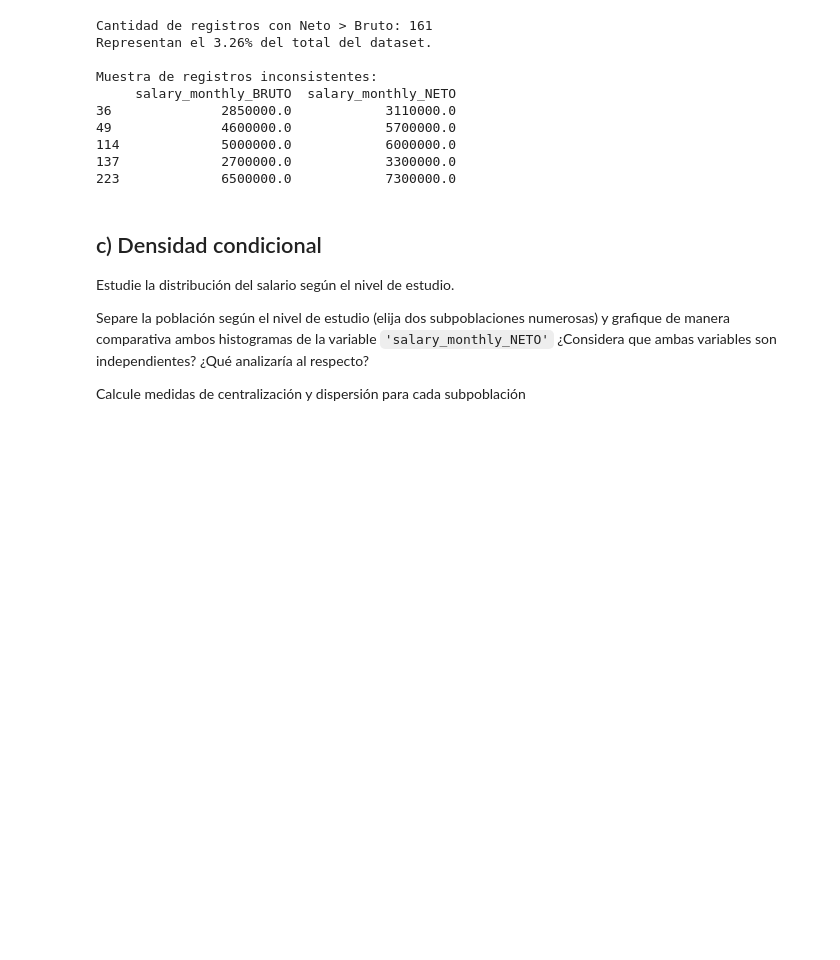
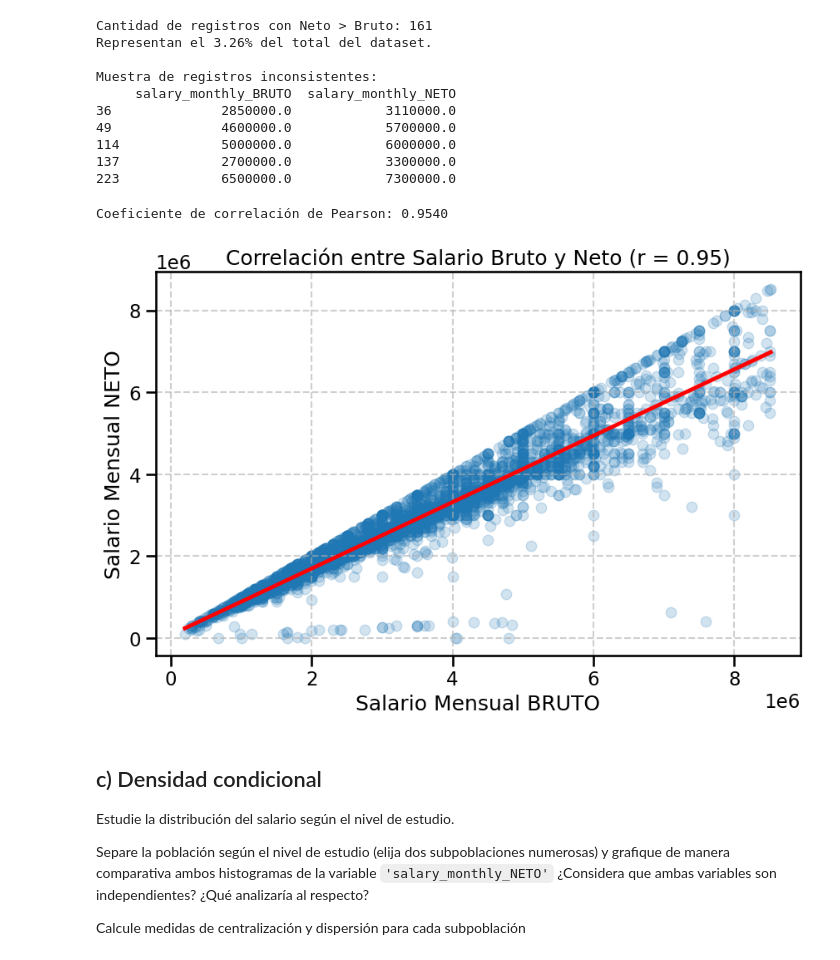
Before and after one commit to sgruyzcki/DiploDatos2026, a Jupyter notebook: Entregable - Parte 1 Sergio.ipynb, the cells around one changed output. Cells and saved outputs as stored; diff of their text form; code cells hidden in the pictures; blank space fills up the shorter version.

```diff
--- a/Entregable - Parte 1 Sergio.ipynb
+++ b/Entregable - Parte 1 Sergio.ipynb
@@ -379,6 +379,8 @@ if cantidad_errores > 0:
     print(df_errores.head())
 else:
     print("\n¡Buenas noticias! No se detectaron registros donde el Neto supere al Bruto.")
+
+df_sin_errores = df[~mask_error].copy()
 # %% [output]
 Cantidad de registros con Neto > Bruto: 161
 Representan el 3.26% del total del dataset.
@@ -390,6 +392,38 @@ Muestra de registros inconsistentes:
 114             5000000.0            6000000.0
 137             2700000.0            3300000.0
 223             6500000.0            7300000.0
+# %%
+
+# 1. Limpieza: Filtrar filas con valores válidos (> 0) en ambas columnas
+df_study = df_sin_errores[(df['salary_monthly_NETO'] > 0) &
+              (df['salary_monthly_BRUTO'] > 0)].copy()
+
+# 2. Eliminar Outliers extremos para que el gráfico sea legible
+# Usamos el percentil 95 como límite superior
+limit = df_study['salary_monthly_BRUTO'].quantile(0.95)
+df_filtered = df_study[df_study['salary_monthly_BRUTO'] <= limit]
+
+# 3. Calcular Correlación de Pearson
+correlacion = df_filtered['salary_monthly_BRUTO'].corr(df_filtered['salary_monthly_NETO'])
+
+print(f"Coeficiente de correlación de Pearson: {correlacion:.4f}")
+
+# 4. Visualización
+plt.figure(figsize=(10, 6))
+sns.regplot(data=df_filtered,
+            x='salary_monthly_BRUTO',
+            y='salary_monthly_NETO',
+            scatter_kws={'alpha':0.2}, # Transparencia para ver acumulación
+            line_kws={'color':'red'})
+
+plt.title(f'Correlación entre Salario Bruto y Neto (r = {correlacion:.2f})')
+plt.xlabel('Salario Mensual BRUTO')
+plt.ylabel('Salario Mensual NETO')
+plt.grid(True, linestyle='--', alpha=0.6)
+plt.show()
+# %% [output]
+Coeficiente de correlación de Pearson: 0.9540
+[figure, added]
 # %% [markdown]
 ## c) Densidad condicional
 
```
